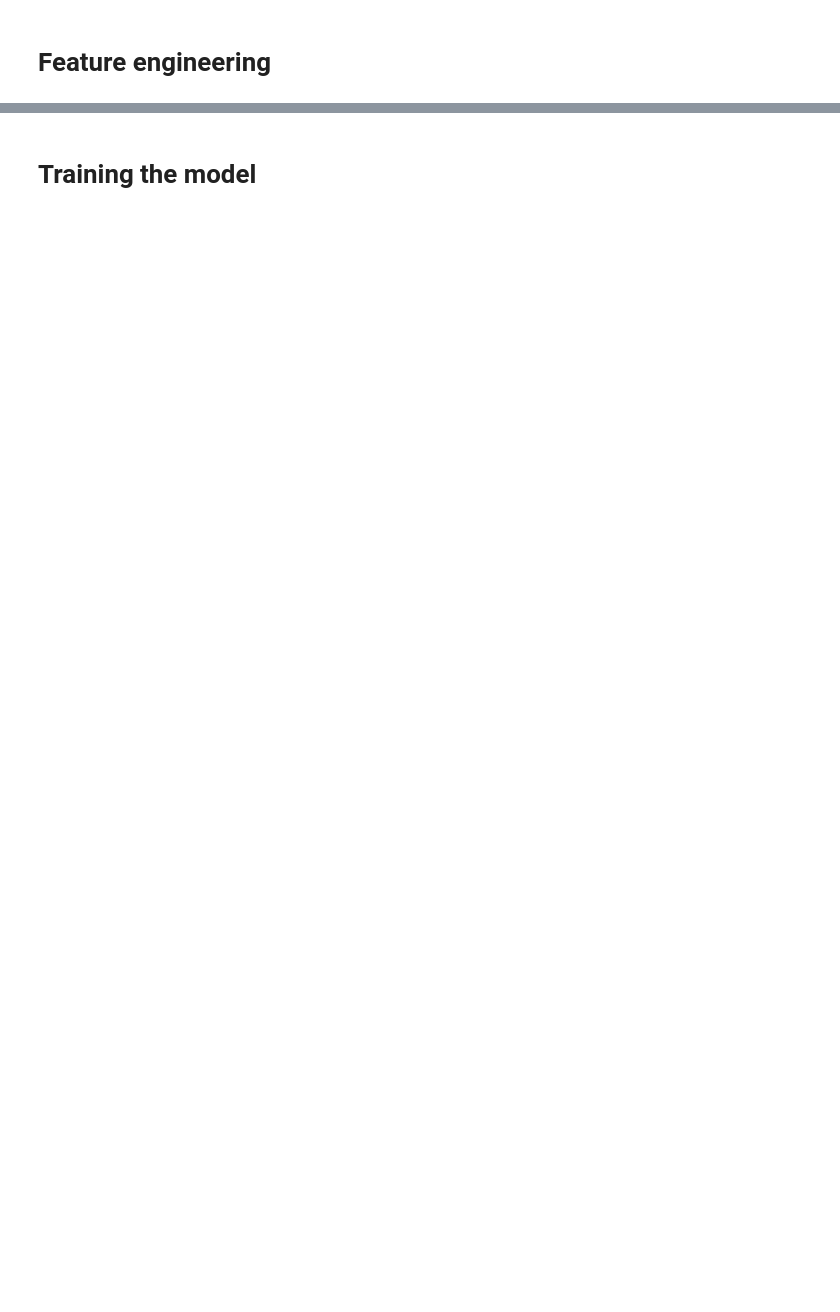
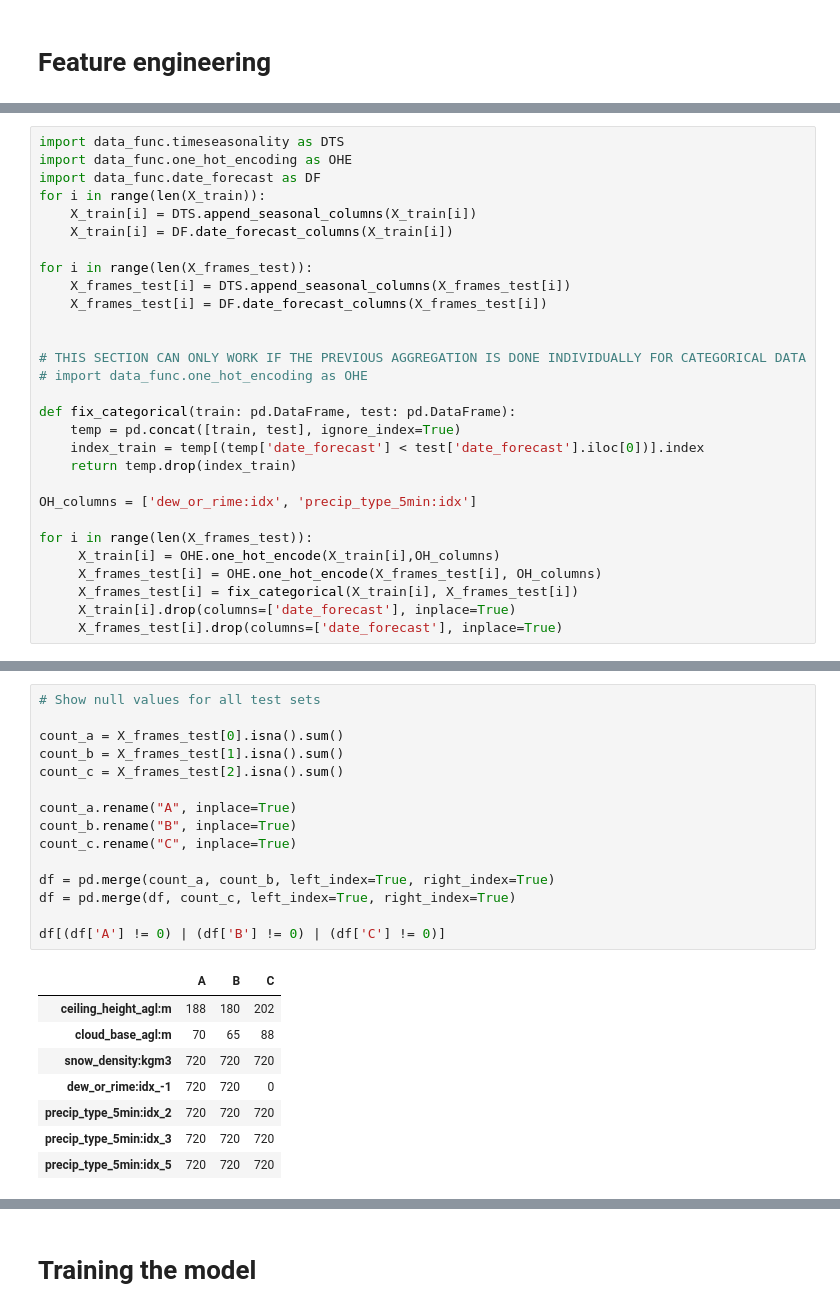
Before and after one commit to olejacobmellgren/solar-panel-energy-ml, a Jupyter notebook: model_notebooks/catboost.ipynb, the cells around one changed output, grey strips where cells are left out. Cells and saved outputs as stored; diff of their text form; blank space fills up the shorter version.

```diff
--- a/model_notebooks/catboost.ipynb
+++ b/model_notebooks/catboost.ipynb
@@ -98,0 +144,29 @@ print(len(X_frames_test[0]), len(X_frames_test[1]), len(X_frames_test[2]))
+# %%
+import data_func.timeseasonality as DTS
+import data_func.one_hot_encoding as OHE
+import data_func.date_forecast as DF
+for i in range(len(X_train)):
+    X_train[i] = DTS.append_seasonal_columns(X_train[i])
+    X_train[i] = DF.date_forecast_columns(X_train[i])
+
+for i in range(len(X_frames_test)):
+    X_frames_test[i] = DTS.append_seasonal_columns(X_frames_test[i])
+    X_frames_test[i] = DF.date_forecast_columns(X_frames_test[i])
+
+
+# THIS SECTION CAN ONLY WORK IF THE PREVIOUS AGGREGATION IS DONE INDIVIDUALLY FOR CATEGORICAL DATA
+# import data_func.one_hot_encoding as OHE
+
+def fix_categorical(train: pd.DataFrame, test: pd.DataFrame):
+    temp = pd.concat([train, test], ignore_index=True)
+    index_train = temp[(temp['date_forecast'] < test['date_forecast'].iloc[0])].index
+    return temp.drop(index_train)
+
+OH_columns = ['dew_or_rime:idx', 'precip_type_5min:idx']
+
+for i in range(len(X_frames_test)):
+     X_train[i] = OHE.one_hot_encode(X_train[i],OH_columns)
+     X_frames_test[i] = OHE.one_hot_encode(X_frames_test[i], OH_columns)
+     X_frames_test[i] = fix_categorical(X_train[i], X_frames_test[i])
+     X_train[i].drop(columns=['date_forecast'], inplace=True)
+     X_frames_test[i].drop(columns=['date_forecast'], inplace=True)
@@ -98,0 +195,24 @@ print(len(X_frames_test[0]), len(X_frames_test[1]), len(X_frames_test[2]))
+# %%
+# Show null values for all test sets
+
+count_a = X_frames_test[0].isna().sum()
+count_b = X_frames_test[1].isna().sum()
+count_c = X_frames_test[2].isna().sum()
+
+count_a.rename("A", inplace=True)
+count_b.rename("B", inplace=True)
+count_c.rename("C", inplace=True)
+
+df = pd.merge(count_a, count_b, left_index=True, right_index=True)
+df = pd.merge(df, count_c, left_index=True, right_index=True)
+
+df[(df['A'] != 0) | (df['B'] != 0) | (df['C'] != 0)]
+# %% [output]
+|  | A | B | C |
+| ceiling_height_agl:m | 188 | 180 | 202 |
+| cloud_base_agl:m | 70 | 65 | 88 |
+| snow_density:kgm3 | 720 | 720 | 720 |
+| dew_or_rime:idx_-1 | 720 | 720 | 0 |
+| precip_type_5min:idx_2 | 720 | 720 | 720 |
+| precip_type_5min:idx_3 | 720 | 720 | 720 |
+| precip_type_5min:idx_5 | 720 | 720 | 720 |
```
Also changed, not shown: parts of 19 cells of this notebook, 13 other files.
